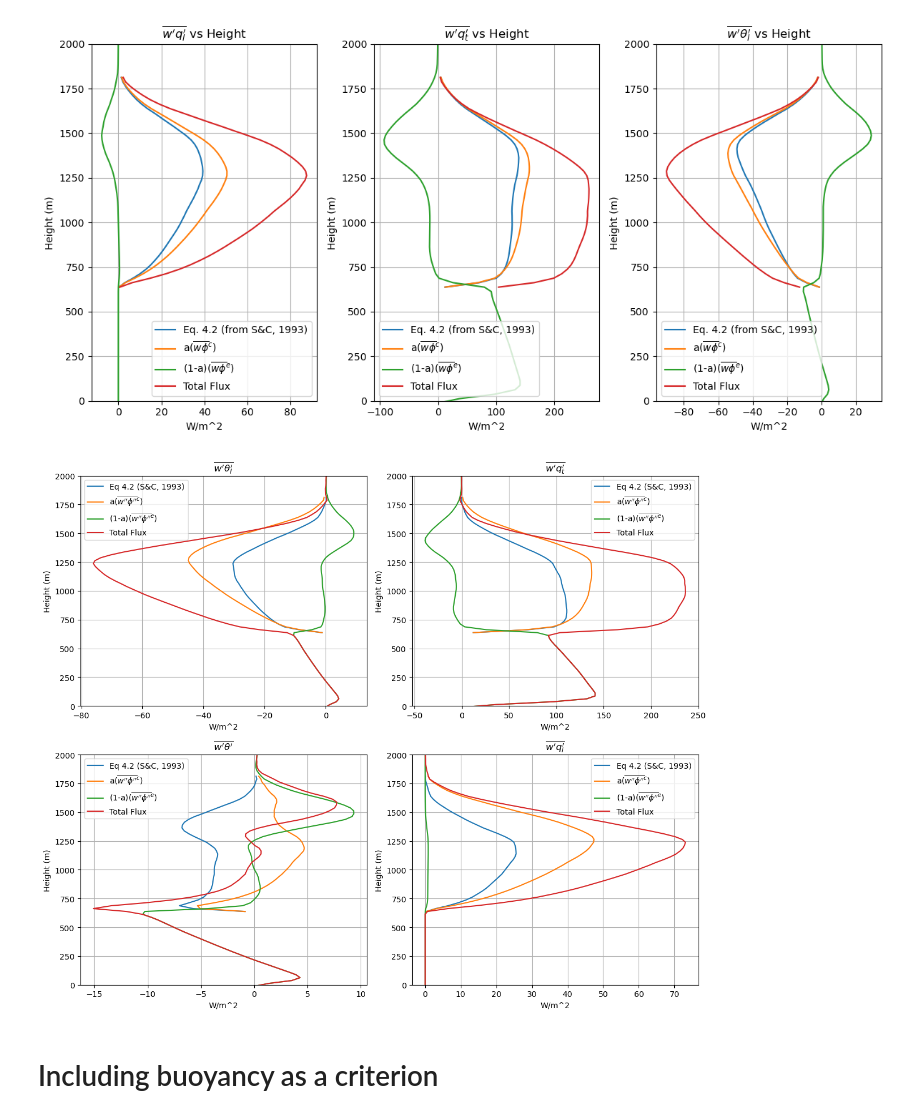
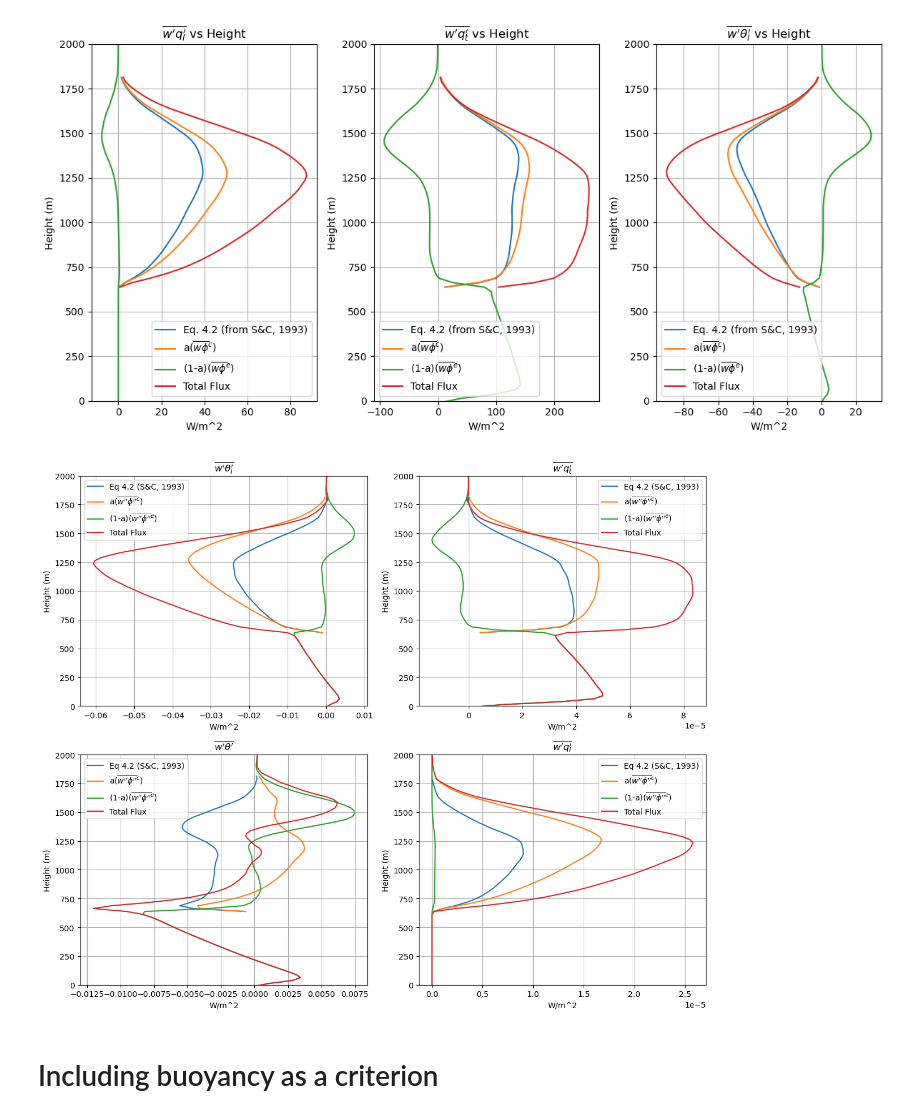
Before and after one commit to jurezgubic/CloudTracking, a Jupyter notebook: analysis/budget_closure_correction.ipynb, the cells around one changed output. Drawn from its saved outputs; the diff is of its cells as text; code cells hidden in the pictures.

```diff
--- a/analysis/budget_closure_correction.ipynb
+++ b/analysis/budget_closure_correction.ipynb
@@ -1232,15 +1232,15 @@ zt_values = load_zt_values(l_file)
 
 # Calculate and average M_c values for liquid water content
 M_c_l_values, active_cloudy_l_values, environment_l_values, total_flux_l_values = average_M_c_values_over_time(
-    start_timestep, end_timestep, lambda timestep: load_data_all_levels(l_file, 'l', timestep), rho_0 * L_v)
+    start_timestep, end_timestep, lambda timestep: load_data_all_levels(l_file, 'l', timestep), 1)
 
 # Calculate and average M_c values for total water content
 M_c_qt_values, active_cloudy_qt_values, environment_qt_values, total_flux_qt_values = average_M_c_values_over_time(
-    start_timestep, end_timestep, lambda timestep: load_data_all_levels(q_file, 'q', timestep), rho_0 * L_v)
+    start_timestep, end_timestep, lambda timestep: load_data_all_levels(q_file, 'q', timestep), 1)
 
 # Calculate and average M_c values for liquid water potential temperature
 M_c_theta_l_values, active_cloudy_theta_l_values, environment_theta_l_values, total_flux_theta_l_values = average_M_c_values_over_time(
-    start_timestep, end_timestep, lambda timestep: load_data_all_levels(t_file, 't', timestep), rho_0 * c_p)
+    start_timestep, end_timestep, lambda timestep: load_data_all_levels(t_file, 't', timestep), 1)
 
 # Calculate and average M_c values for theta using the new function
 def variable_data_loader_theta(timestep):
@@ -1249,35 +1249,35 @@ def variable_data_loader_theta(timestep):
     p_data = load_data_all_levels(p_file, 'p', timestep)
     theta = calculate_theta(theta_l_data, l_data, p_data)
     return theta
 
 M_c_theta_values, active_cloudy_theta_values, environment_theta_values, total_flux_theta_values = average_M_c_values_over_time(
-    start_timestep, end_timestep, variable_data_loader_theta, rho_0 * c_p)
+    start_timestep, end_timestep, variable_data_loader_theta, 1 )
 
 # Plotting
 fig, ((ax1, ax2), (ax3, ax4)) = plt.subplots(2, 2, figsize=(12, 10))
 
 def plot_with_additional_lines(ax, M_c_values, active_cloudy_values, environment_values, total_flux_values, title):
     ax.plot(M_c_values, zt_values, label='Eq 4.2 (S&C, 1993)')
     ax.plot(active_cloudy_values, zt_values, label='a($\\overline{w\'\'\\phi\'\'}^c$)')
     ax.plot(environment_values, zt_values, label='(1-a)($\\overline{w\'\'\\phi\'\'}^e$)')
     ax.plot(total_flux_values, zt_values, label='Total Flux')
 
     ax.set_xlabel('W/m^2')
     ax.set_ylabel('Height (m)')
     ax.set_title(title)
     ax.grid(True)
     ax.set_ylim([0, 2000])
     ax.legend()
 
 plot_with_additional_lines(ax1, M_c_theta_l_values, active_cloudy_theta_l_values, environment_theta_l_values, total_flux_theta_l_values, r'$\overline{w^{\prime}\theta_l^{\prime}}$')
 plot_with_additional_lines(ax2, M_c_qt_values, active_cloudy_qt_values, environment_qt_values, total_flux_qt_values, r'$\overline{w^{\prime}q_t^{\prime}}$')
 plot_with_additional_lines(ax3, M_c_theta_values, active_cloudy_theta_values, environment_theta_values, total_flux_theta_values, r'$\overline{w^{\prime}\theta^{\prime}}$')
 plot_with_additional_lines(ax4, M_c_l_values, active_cloudy_l_values, environment_l_values, total_flux_l_values, r'$\overline{w^{\prime}q_l^{\prime}}$')
 
 plt.tight_layout()
 plt.show()
 # %% [output]
-[figure, old version]
+[figure, new version]
 # %% [markdown]
 # Including buoyancy as a criterion
 # %%
```
Also changed, not shown: parts of 5 cells of this notebook.
